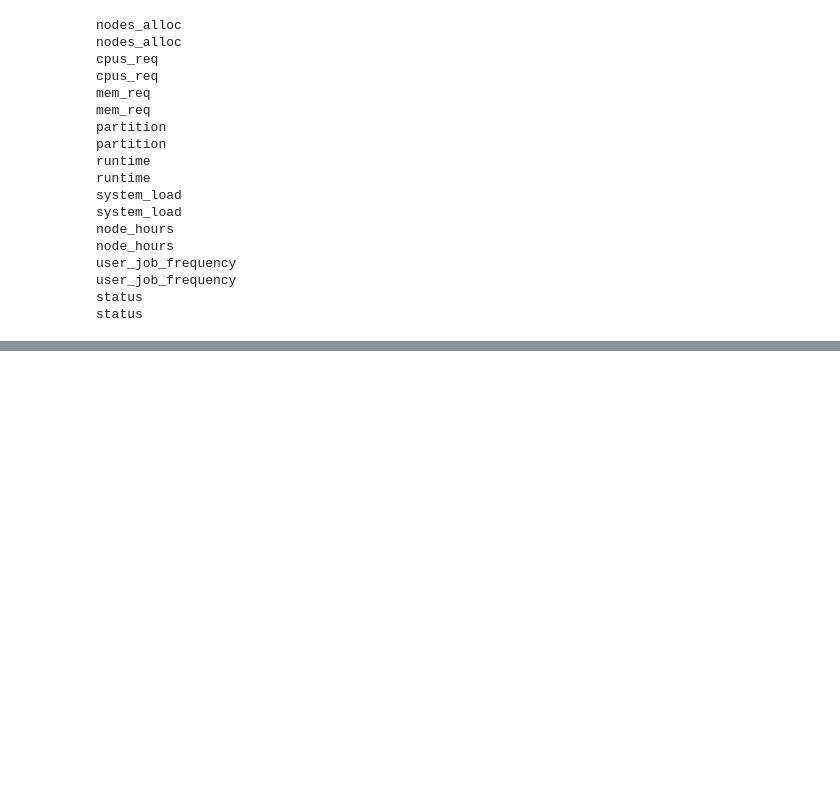
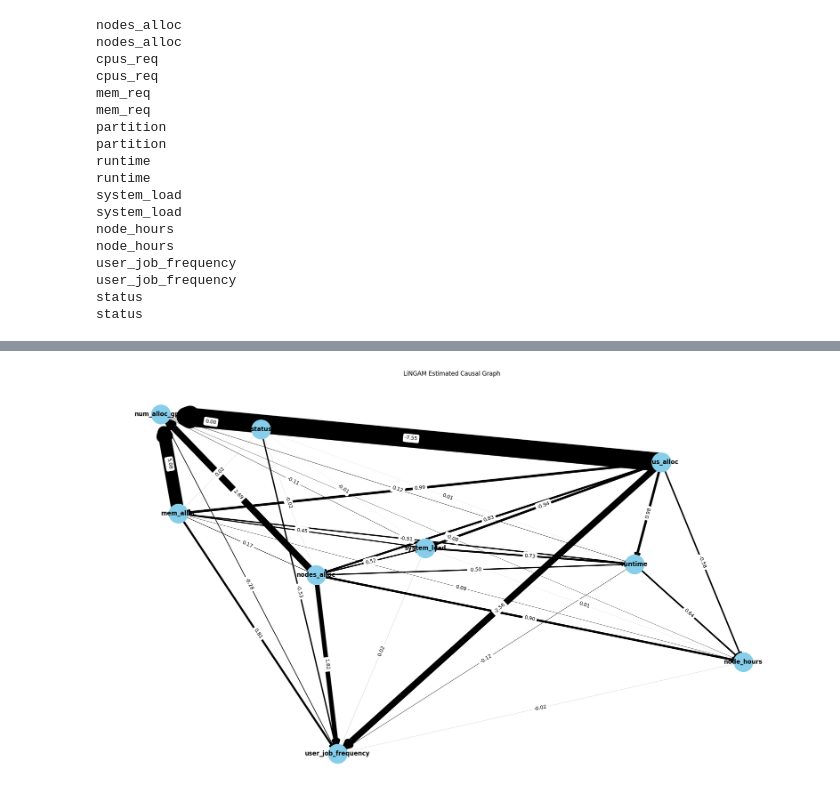
Before and after one commit to armaan10/CS520_Project, a Jupyter notebook: discover.ipynb, the cells around one changed output, grey strips where cells are left out. Saved outputs shown, nothing was run; the diff lists cells and outputs as text; code cells hidden in the pictures; blank space fills up the shorter version.

```diff
--- a/discover.ipynb
+++ b/discover.ipynb
@@ -69,6 +94,7 @@ df_res = df[select_cols]
 #df_res['job_type'] = df_res['job_type'].cat.codes
 df_res['partition'] = df_res['partition'].astype('category')
 df_res['partition'] = df_res['partition'].cat.codes
+df_res['status'] = df_res['status'].astype('category').cat.codes
 #df_res['priority'] = df_res['priority'].astype('category')
 #df_res['priority'] = df_res['priority'].cat.codes
 # %% [output]
@@ -227,0 +330,14 @@ print(col_mapping)
+# %%
+select_cols = ['nodes_alloc',
+'cpus_alloc',
+'mem_alloc',
+'num_alloc_gpus',
+ 'runtime',
+ 'system_load',
+ 'node_hours',
+ 'user_job_frequency',
+ 'status']
+
+final_df = std_df_res[select_cols]
+# %%
+data = final_df.to_numpy()
@@ -227,0 +382,3 @@ print(col_mapping)
+# %%
+model = lingam.ICALiNGAM()
+model.fit(data)
@@ -227,0 +408,40 @@ print(col_mapping)
+# %%
+import networkx as nx
+import matplotlib.pyplot as plt
+import numpy as np
+
+# B = adjacency matrix from LiNGAM
+B = model.adjacency_matrix_
+var_names = final_df.columns  # list of variable names
+
+G = nx.DiGraph()
+
+# add edges with weights
+for i, child in enumerate(var_names):
+    for j, parent in enumerate(var_names):
+        if B[i,j] != 0:
+            G.add_edge(parent, child, weight=B[i,j])
+
+# positions
+pos = nx.spring_layout(G, seed=42)
+
+# draw nodes
+nx.draw_networkx_nodes(G, pos, node_color='skyblue', node_size=1500)
+
+# draw edges with width proportional to magnitude
+edges = G.edges()
+weights = [abs(G[u][v]['weight'])*5 for u,v in edges]  # scale factor for visibility
+nx.draw_networkx_edges(G, pos, edgelist=edges, width=weights, arrowstyle='-|>', arrowsize=20, edge_color='black')
+
+# draw labels
+nx.draw_networkx_labels(G, pos, font_size=12, font_weight='bold')
+
+# edge labels with signed coefficient
+edge_labels = {(u,v): f"{G[u][v]['weight']:.2f}" for u,v in edges}
+nx.draw_networkx_edge_labels(G, pos, edge_labels=edge_labels, font_size=10)
+
+plt.title("LiNGAM Estimated Causal Graph")
+plt.axis('off')
+plt.show()
+# %% [output]
+[figure, added]
```
Also changed, not shown: parts of 36 cells of this notebook, 1 other file.
